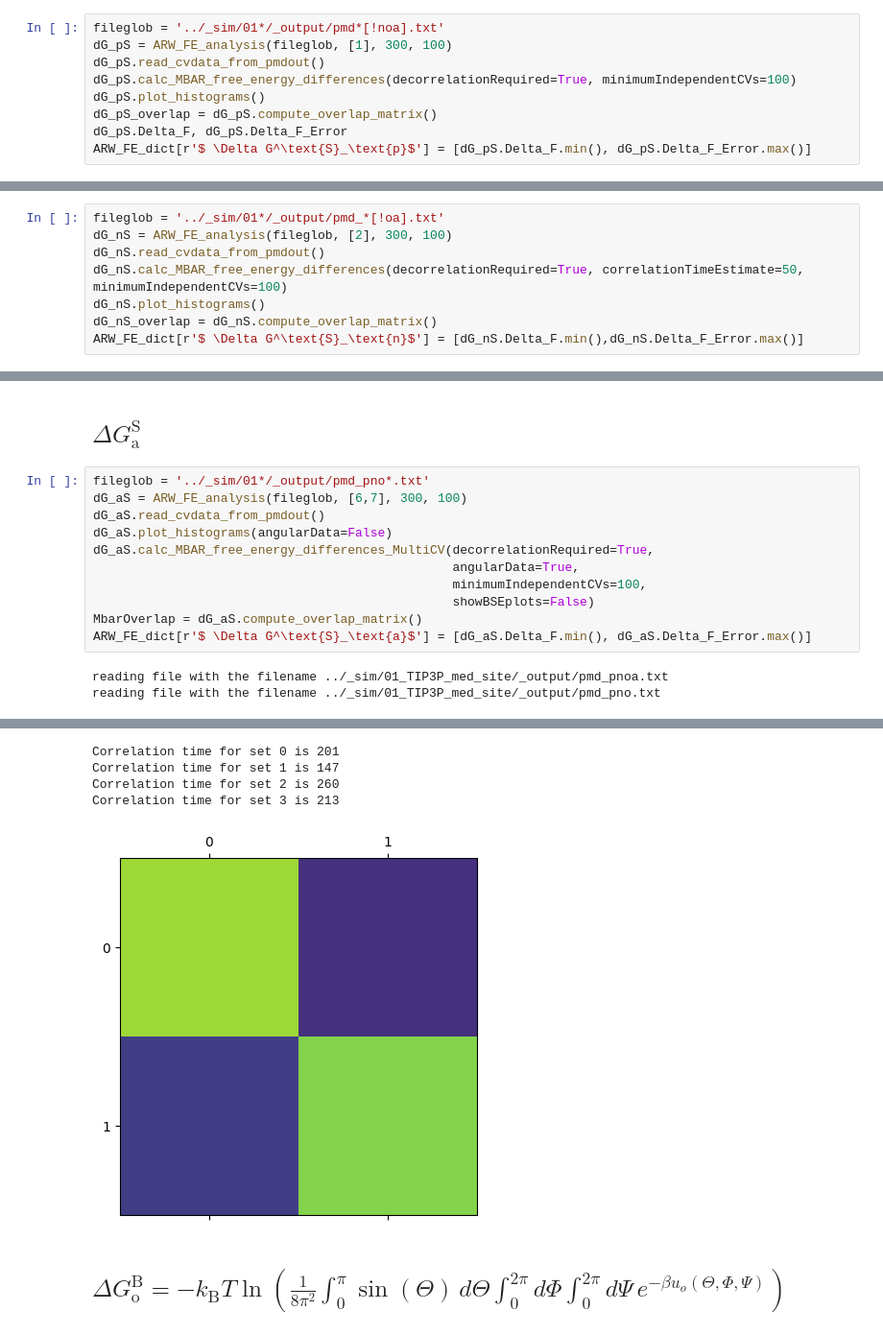
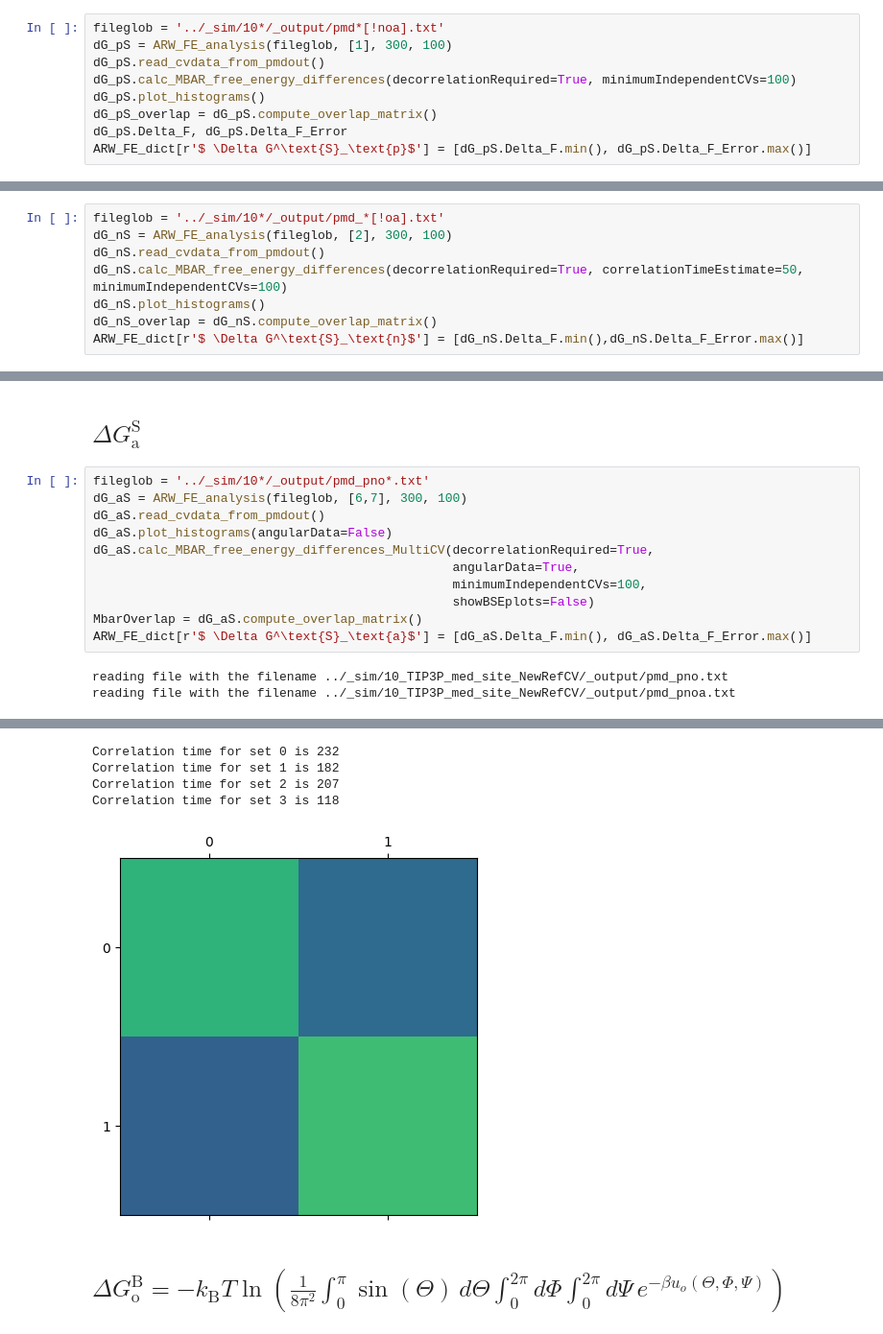
Before and after one commit to Foly93/AmbeRouxWoo, a Jupyter notebook: ARW_FE_analysis.ipynb, the cells around one changed output, grey strips where cells are left out. Shown at 96% size. Drawn from its saved outputs; the diff is of its cells as text.

```diff
--- a/ARW_FE_analysis.ipynb
+++ b/ARW_FE_analysis.ipynb
@@ -720,7 +722,7 @@ ARW_FE_dict = {}
 # %% [markdown]
 ## $ \Delta G^\text{S}_\text{p}$
 # %%
-fileglob = '../_sim/01*/_output/pmd*[!noa].txt'
+fileglob = '../_sim/10*/_output/pmd*[!noa].txt'
 dG_pS = ARW_FE_analysis(fileglob, [1], 300, 100)
 dG_pS.read_cvdata_from_pmdout()
 dG_pS.calc_MBAR_free_energy_differences(decorrelationRequired=True, minimumIndependentCVs=100)
@@ -740,7 +743,7 @@ Correlation time for set 1 is 625
 # %% [markdown]
 ## $ \Delta G^\text{S}_\text{n}$
 # %%
-fileglob = '../_sim/01*/_output/pmd_*[!oa].txt'
+fileglob = '../_sim/10*/_output/pmd_*[!oa].txt'
 dG_nS = ARW_FE_analysis(fileglob, [2], 300, 100)
 dG_nS.read_cvdata_from_pmdout()
 dG_nS.calc_MBAR_free_energy_differences(decorrelationRequired=True, correlationTimeEstimate=50, minimumIndependentCVs=100)
@@ -783,7 +784,7 @@ Correlation time for set 5 is 204
 # %% [markdown]
 ## $ \Delta G^\text{S}_\text{a}$
 # %%
-fileglob = '../_sim/01*/_output/pmd_pno*.txt'
+fileglob = '../_sim/10*/_output/pmd_pno*.txt'
 dG_aS = ARW_FE_analysis(fileglob, [6,7], 300, 100)
 dG_aS.read_cvdata_from_pmdout()
 dG_aS.plot_histograms(angularData=False)
@@ -794,5 +795,5 @@ dG_aS.calc_MBAR_free_energy_differences_MultiCV(decorrelationRequired=True,
 MbarOverlap = dG_aS.compute_overlap_matrix()
 ARW_FE_dict[r'$ \Delta G^\text{S}_\text{a}$'] = [dG_aS.Delta_F.min(), dG_aS.Delta_F_Error.max()]
 # %% [output]
-reading file with the filename ../_sim/01_TIP3P_med_site/_output/pmd_pnoa.txt
-reading file with the filename ../_sim/01_TIP3P_med_site/_output/pmd_pno.txt
+reading file with the filename ../_sim/10_TIP3P_med_site_NewRefCV/_output/pmd_pno.txt
+reading file with the filename ../_sim/10_TIP3P_med_site_NewRefCV/_output/pmd_pnoa.txt
@@ -801,8 +802,8 @@ reading file with the filename ../_sim/01_TIP3P_med_site/_output/pmd_pno.txt
-Correlation time for set 0 is 201
-Correlation time for set 1 is 147
-Correlation time for set 2 is 260
-Correlation time for set 3 is 213
+Correlation time for set 0 is 232
+Correlation time for set 1 is 182
+Correlation time for set 2 is 207
+Correlation time for set 3 is 118
-[figure, old version]
+[figure, new version]
 # %% [markdown]
 ## $ \Delta G^\text{B}_\text{o} = -k_\text{B} T \ln \left( \frac{1}{8\pi^2} \int_{0}^{\pi} \sin(\Theta) \, d\Theta \int_{0}^{2\pi} d\Phi \int_{0}^{2\pi} d\Psi \, e^{-\beta u_o(\Theta,\Phi,\Psi)} \right)$
 # %%
```
Also changed, not shown: parts of 11 cells of this notebook.
